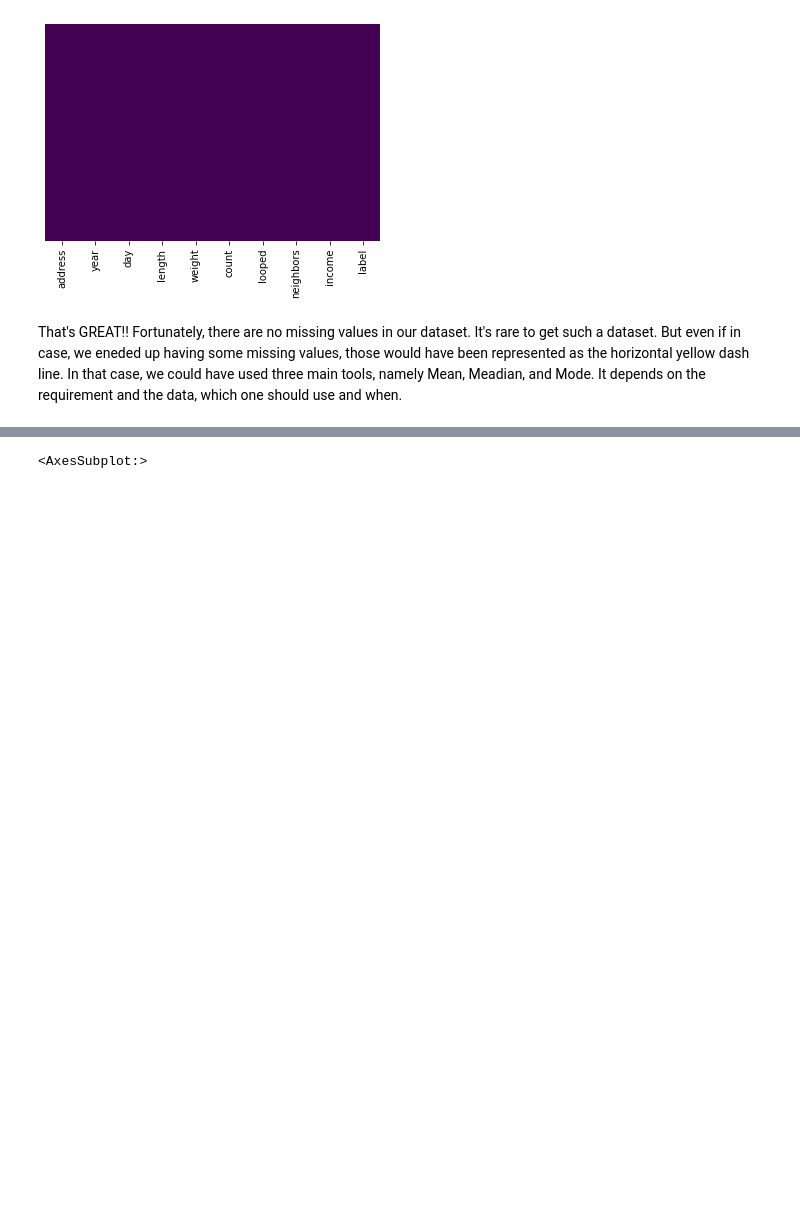
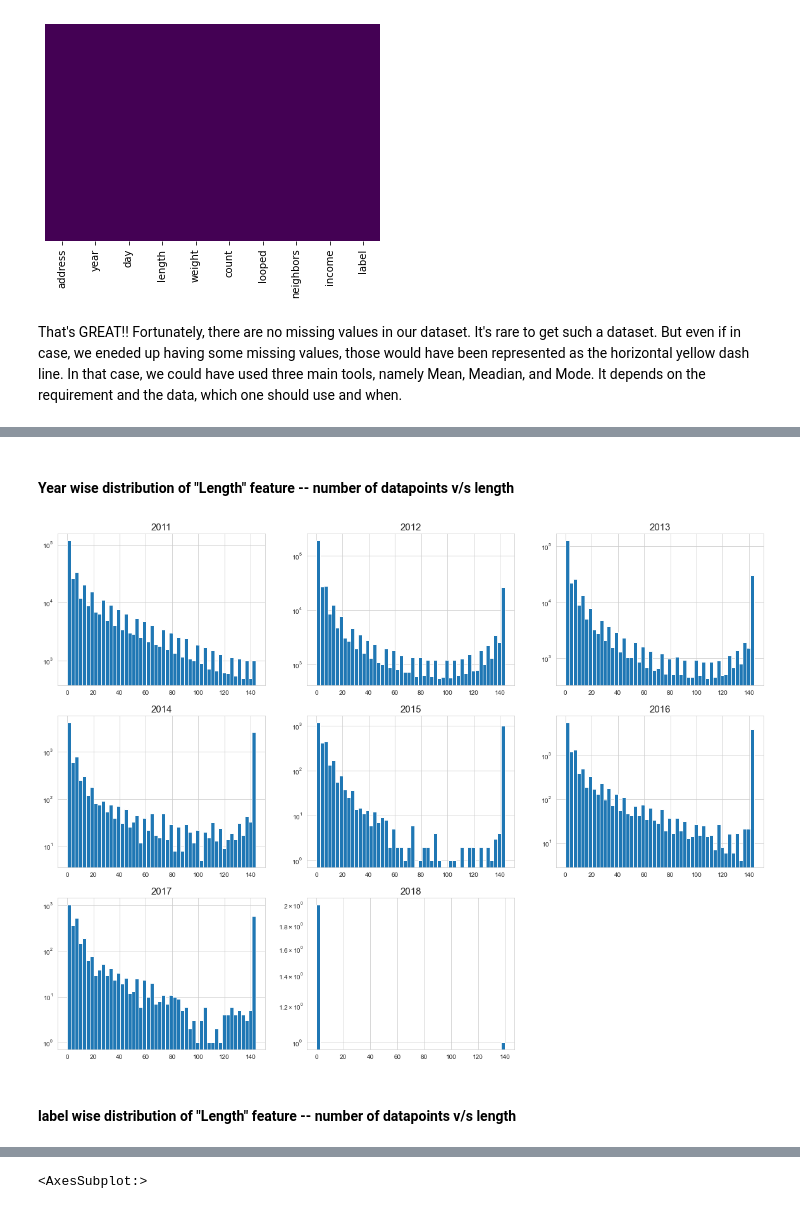
Before and after one commit to gauravsh0812/Bitcoin_Heist, a Jupyter notebook: Bitcoin_Heist.ipynb, the cells around one changed output, grey strips where cells are left out. Cells and saved outputs as stored; diff of their text form; code cells hidden in the pictures; blank space fills up the shorter version.

```diff
--- a/Bitcoin_Heist.ipynb
+++ b/Bitcoin_Heist.ipynb
@@ -80,0 +84,17 @@ plt.show();
+# %% [markdown]
+#### Year wise distribution of "Length" feature -- number of datapoints v/s length
+# %%
+plt.figure(figsize=(20,15))
+
+cord = [331, 332, 333, 334, 335,  336, 337, 338]
+year = [2011, 2012, 2013, 2014, 2015, 2016,  2017, 2018]
+
+for c,y in zip(cord, year):
+    plt.subplot(c)
+    plt.hist(df[df['year']==y]['length'], bins=50, log=True)
+    plt.title(str(y),fontsize=15)
+    plt.grid(True)
+# %% [output]
+[figure, added]
+# %% [markdown]
+#### label wise distribution of "Length" feature -- number of datapoints v/s length
```
Also changed, not shown: parts of 6 cells of this notebook.
